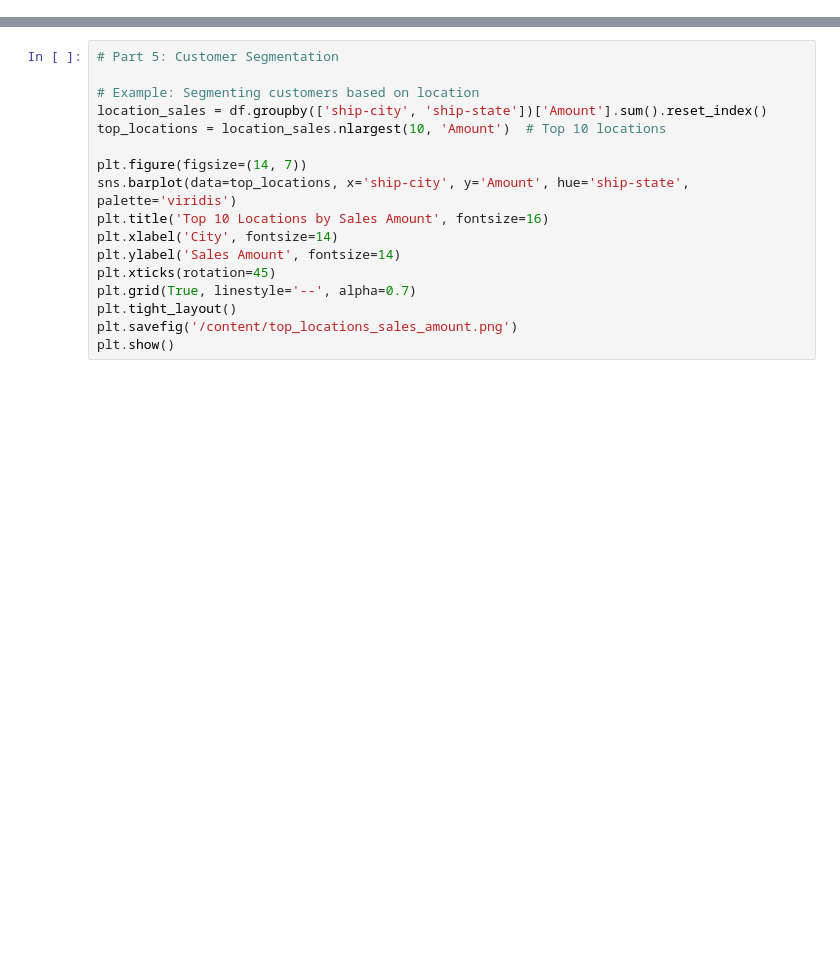
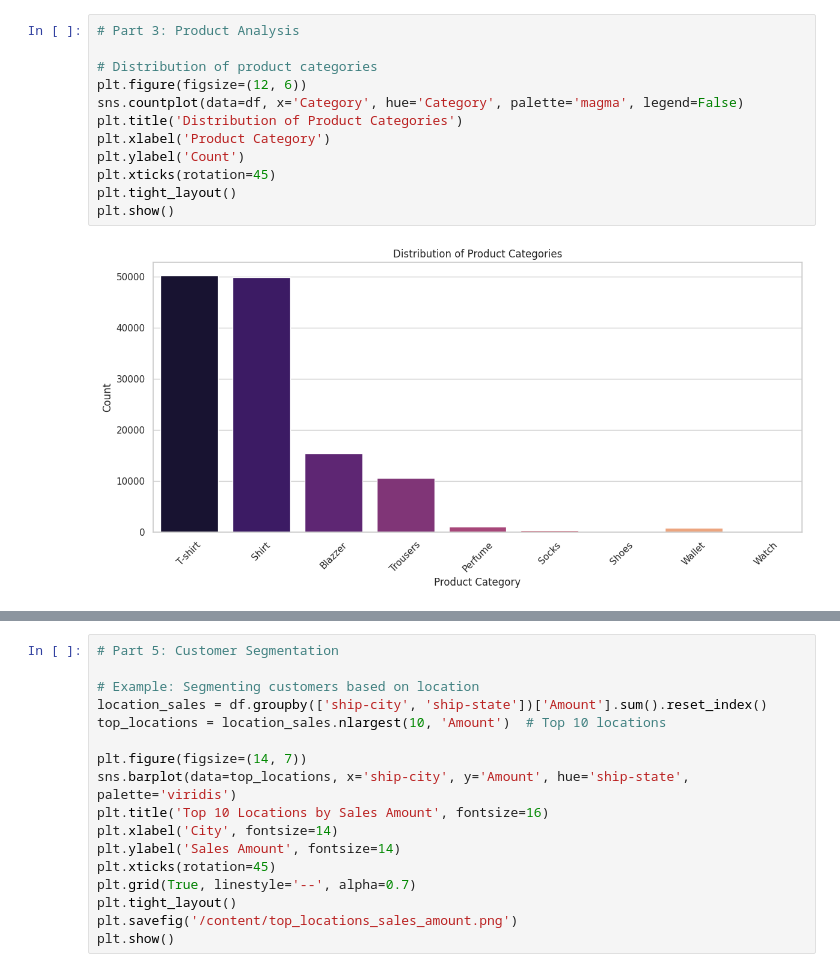
Before and after one commit to Makanisaikiran/Amazon-sales-report, a Jupyter notebook: amazon_sales_report_py.ipynb, the cells around one changed output, grey strips where cells are left out. Cells and saved outputs as stored; diff of their text form; blank space fills up the shorter version.

```diff
--- a/amazon_sales_report_py.ipynb
+++ b/amazon_sales_report_py.ipynb
@@ -56,3 +56,17 @@ plt.savefig('/content/sales_trend_over_time.png')  # Save the figure
 plt.show()
 # %% [output]
 [figure]
+# %%
+# Part 3: Product Analysis
+
+# Distribution of product categories
+plt.figure(figsize=(12, 6))
+sns.countplot(data=df, x='Category', hue='Category', palette='magma', legend=False)
+plt.title('Distribution of Product Categories')
+plt.xlabel('Product Category')
+plt.ylabel('Count')
+plt.xticks(rotation=45)
+plt.tight_layout()
+plt.show()
+# %% [output]
+[figure, added]
```
Also changed, not shown: parts of 13 cells of this notebook.
